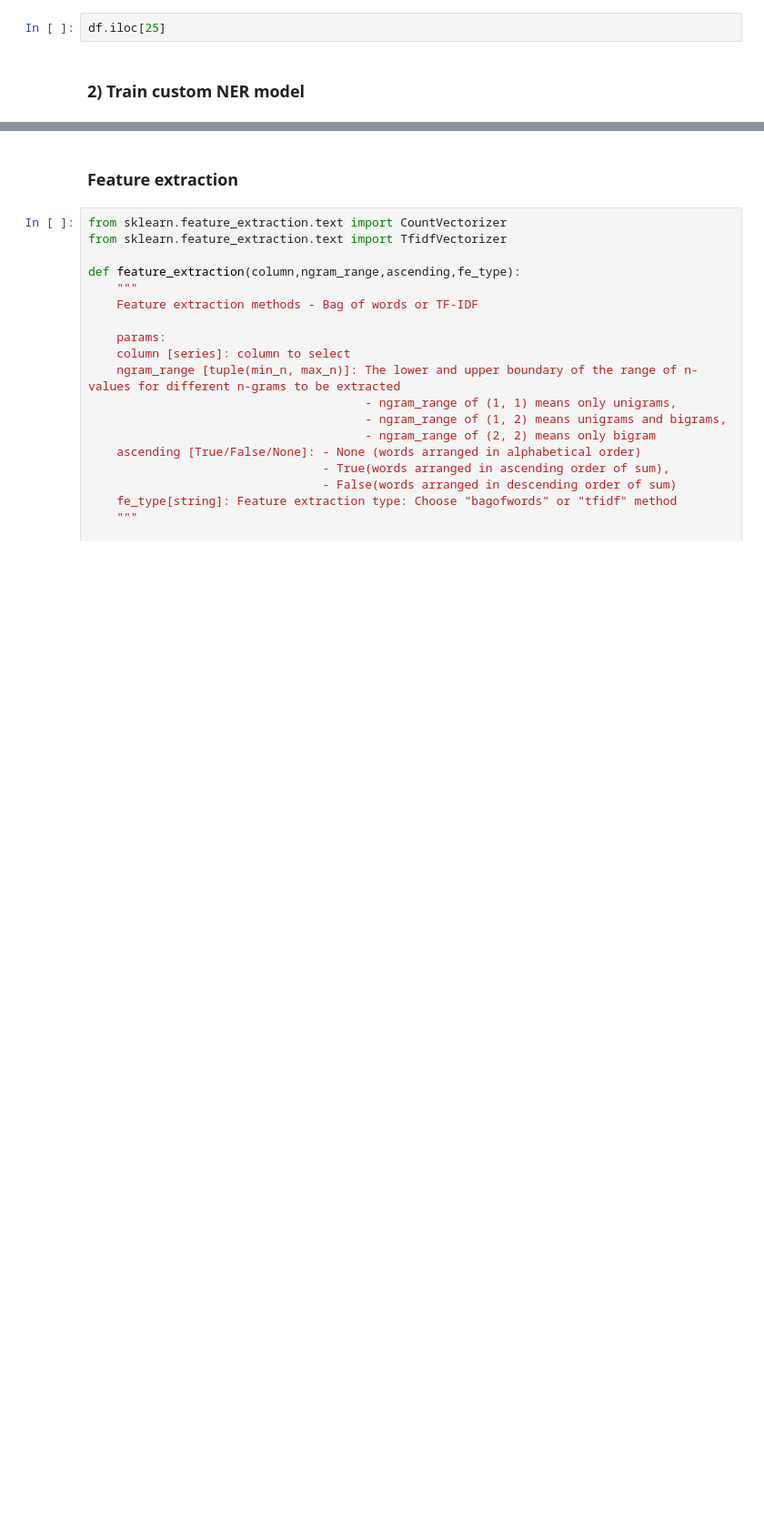
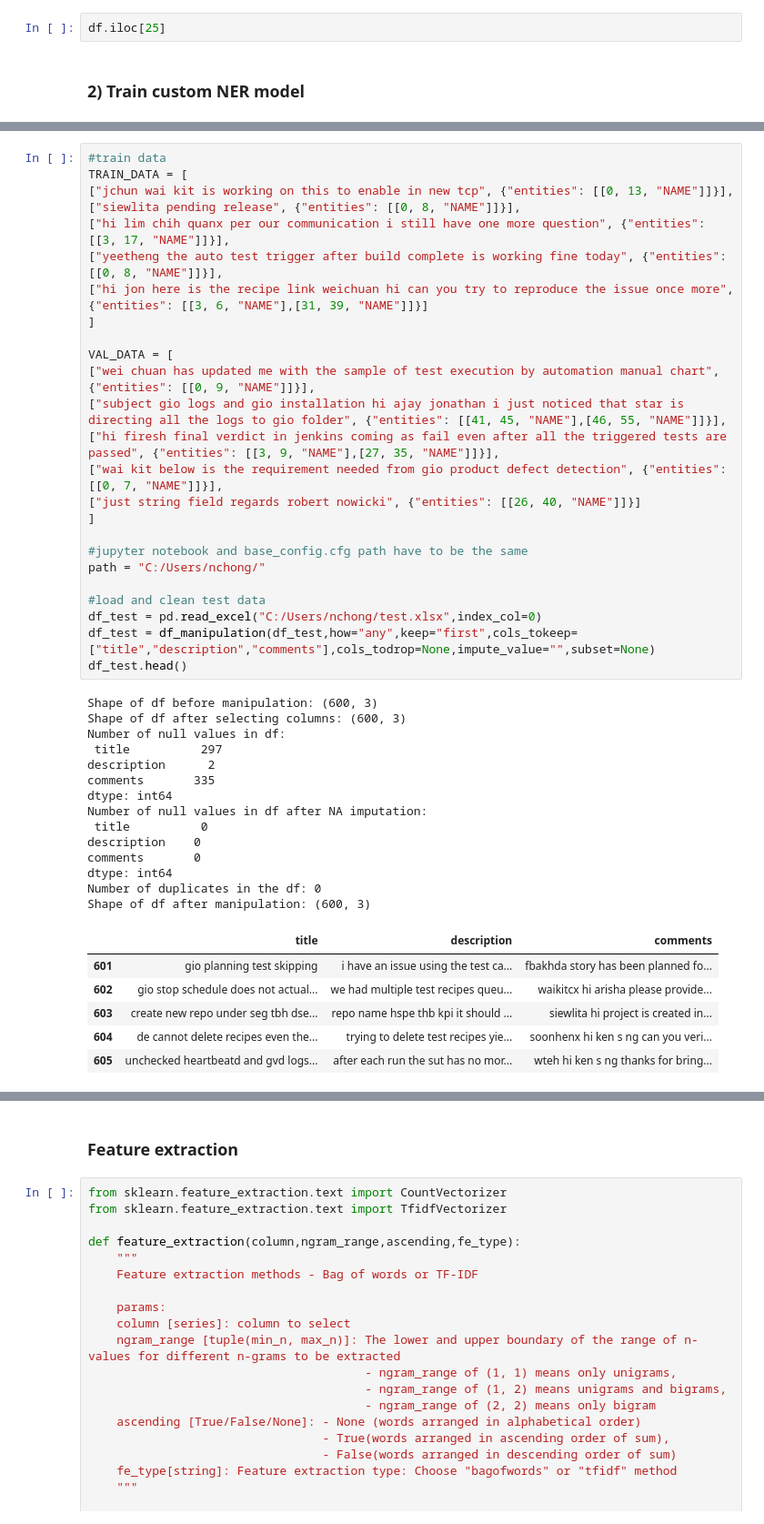
Before and after one commit to NicoleNL/ML-Track, a Jupyter notebook: Similarity_analytics_20210921.ipynb, the cells around one changed output, grey strips where cells are left out. Shown: that part at 91% size. Saved outputs shown, nothing was run; the diff lists cells and outputs as text; blank space fills up the shorter version.

```diff
--- a/Similarity_analytics_20210921.ipynb
+++ b/Similarity_analytics_20210921.ipynb
@@ -834,0 +647,46 @@ def convert_data(DATA):
+# %%
+#train data
+TRAIN_DATA = [
+["jchun wai kit is working on this to enable in new tcp", {"entities": [[0, 13, "NAME"]]}],
+["siewlita pending release", {"entities": [[0, 8, "NAME"]]}],
+["hi lim chih quanx per our communication i still have one more question", {"entities": [[3, 17, "NAME"]]}],
+["yeetheng the auto test trigger after build complete is working fine today", {"entities": [[0, 8, "NAME"]]}],
+["hi jon here is the recipe link weichuan hi can you try to reproduce the issue once more", {"entities": [[3, 6, "NAME"],[31, 39, "NAME"]]}]
+]
+
+VAL_DATA = [
+["wei chuan has updated me with the sample of test execution by automation manual chart", {"entities": [[0, 9, "NAME"]]}],
+["subject gio logs and gio installation hi ajay jonathan i just noticed that star is directing all the logs to gio folder", {"entities": [[41, 45, "NAME"],[46, 55, "NAME"]]}],
+["hi firesh final verdict in jenkins coming as fail even after all the triggered tests are passed", {"entities": [[3, 9, "NAME"],[27, 35, "NAME"]]}],
+["wai kit below is the requirement needed from gio product defect detection", {"entities": [[0, 7, "NAME"]]}],
+["just string field regards robert nowicki", {"entities": [[26, 40, "NAME"]]}]
+]
+
+#jupyter notebook and base_config.cfg path have to be the same
+path = "C:/Users/nchong/"
+
+#load and clean test data
+df_test = pd.read_excel("C:/Users/nchong/test.xlsx",index_col=0)
+df_test = df_manipulation(df_test,how="any",keep="first",cols_tokeep=["title","description","comments"],cols_todrop=None,impute_value="",subset=None)
+df_test.head()
+# %% [output]
+Shape of df before manipulation: (600, 3)
+Shape of df after selecting columns: (600, 3)
+Number of null values in df:
+ title          297
+description      2
+comments       335
+dtype: int64
+Number of null values in df after NA imputation:
+ title          0
+description    0
+comments       0
+dtype: int64
+Number of duplicates in the df: 0
+Shape of df after manipulation: (600, 3)
+|  | title | description | comments |
+| 601 | gio planning test skipping | i have an issue using the test ca... | fbakhda story has been planned fo... |
+| 602 | gio stop schedule does not actual... | we had multiple test recipes queu... | waikitcx hi arisha please provide... |
+| 603 | create new repo under seg tbh dse... | repo name hspe thb kpi it should ... | siewlita hi project is created in... |
+| 604 | de cannot delete recipes even the... | trying to delete test recipes yie... | soonhenx hi ken s ng can you veri... |
+| 605 | unchecked heartbeatd and gvd logs... | after each run the sut has no mor... | wteh hi ken s ng thanks for bring... |
```
Also changed, not shown: parts of 38 cells of this notebook.
